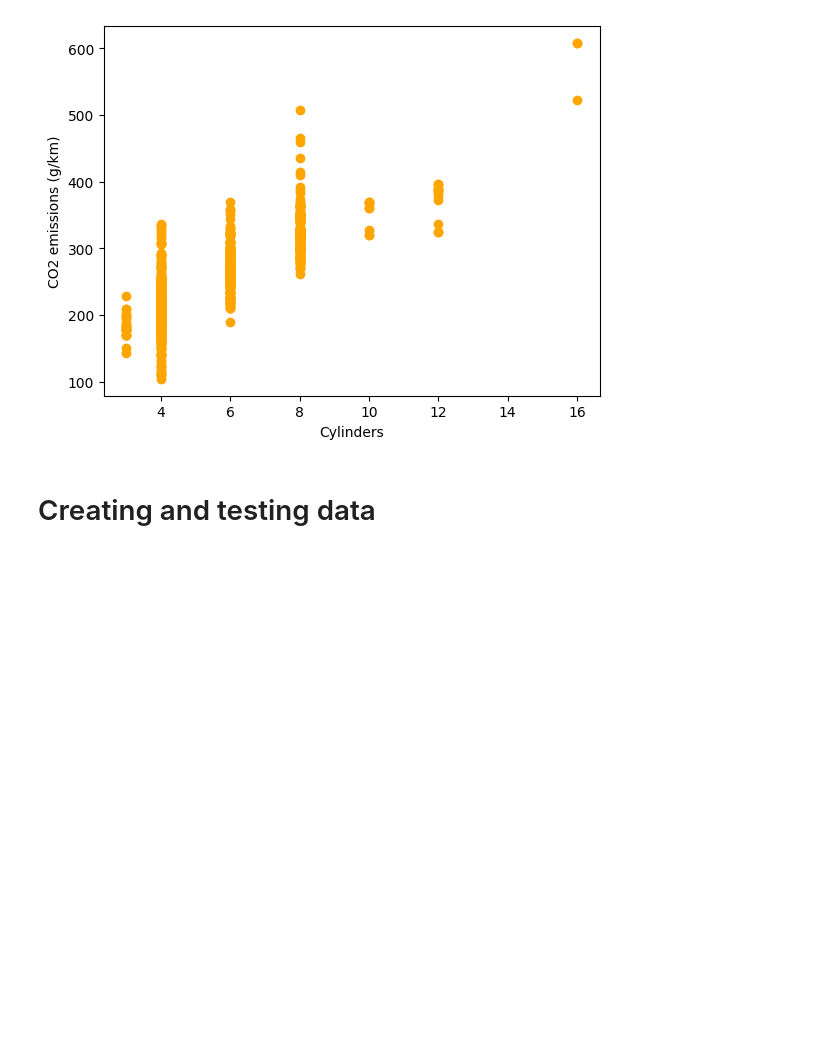
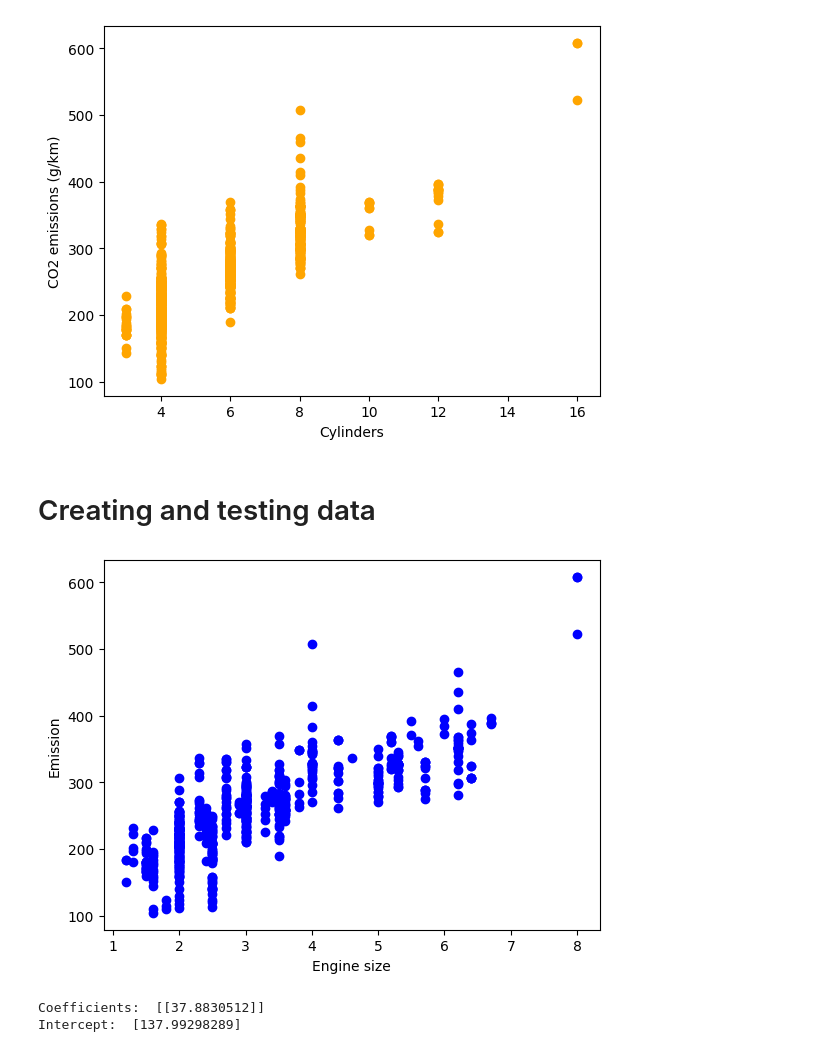
Before and after one commit to prabash-codes/engine-fuel-prediction, a Jupyter notebook: .dist/model.ipynb, the cells around one changed output. Cells and saved outputs as stored; diff of their text form; code cells hidden in the pictures; blank space fills up the shorter version.

Commit message:
1st test was done. initial  model is properly wokring

```diff
--- a/.dist/model.ipynb
+++ b/.dist/model.ipynb
@@ -114,3 +145,28 @@ plt.show()
 [figure]
 # %% [markdown]
 # Creating and testing data
+# %%
+mds = np.random.rand(len(mdf))  < 0.8
+train_ds = mdf[mds]
+test_ds = mdf[~mds]
+
+#test_ds
+# %%
+plt.scatter(train_ds.Engine_size, train_ds.CO2_emmisions ,  color='blue')
+plt.xlabel("Engine size")
+plt.ylabel("Emission")
+plt.show()
+# %% [output]
+[figure, added]
+# %%
+from sklearn import linear_model
+regr = linear_model.LinearRegression()
+train_x = np.asanyarray(train_ds[['Engine_size']])
+train_y = np.asanyarray(train_ds[['CO2_emmisions']])
+regr.fit(train_x, train_y)
+# The coefficients
+print ('Coefficients: ', regr.coef_)
+print ('Intercept: ',regr.intercept_)
+# %% [output]
+Coefficients:  [[37.8830512]]
+Intercept:  [137.99298289]
```
Also changed, not shown: parts of 13 cells of this notebook.
